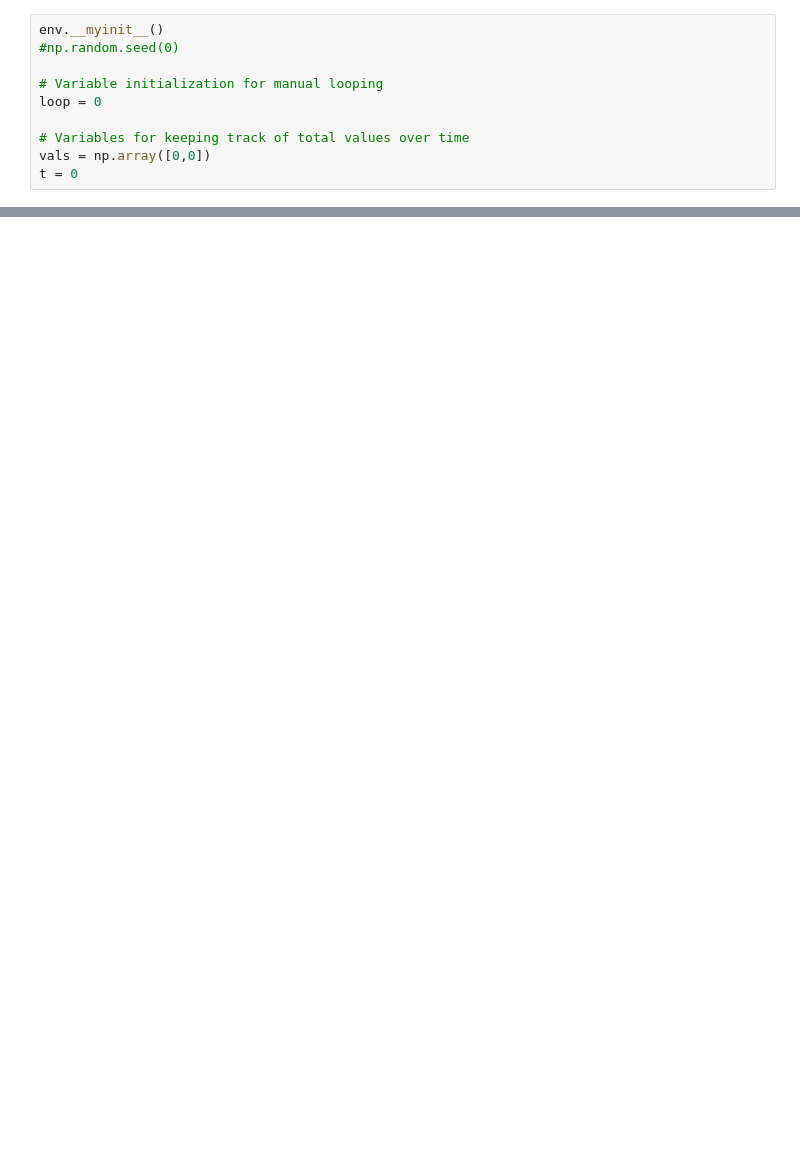
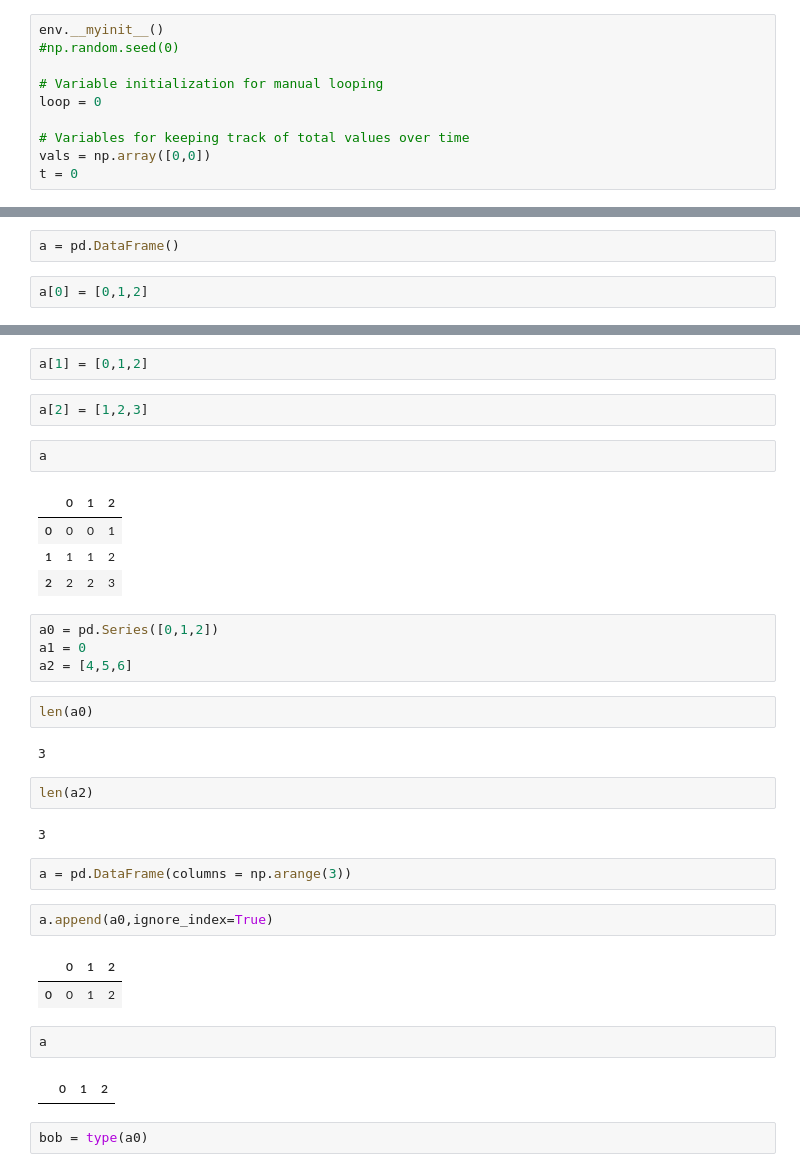
Before and after one commit to PUNCH-Cyber/MAP_bro, a Jupyter notebook: examples.ipynb, the cells around one changed output, grey strips where cells are left out. Drawn from its saved outputs; the diff is of its cells as text; blank space fills up the shorter version.

```diff
--- a/examples.ipynb
+++ b/examples.ipynb
@@ -80,0 +376,4 @@ env.render(out=1)
+# %%
+a = pd.DataFrame()
+# %%
+a[0] = [0,1,2]
@@ -80,0 +387,36 @@ env.render(out=1)
+# %%
+a[1] = [0,1,2]
+# %%
+a[2] = [1,2,3]
+# %%
+a
+# %% [output]
+|  | 0 | 1 | 2 |
+| 0 | 0 | 0 | 1 |
+| 1 | 1 | 1 | 2 |
+| 2 | 2 | 2 | 3 |
+# %%
+a0 = pd.Series([0,1,2])
+a1 = 0
+a2 = [4,5,6]
+# %%
+len(a0)
+# %% [output]
+3
+# %%
+len(a2)
+# %% [output]
+3
+# %%
+a = pd.DataFrame(columns = np.arange(3))
+# %%
+a.append(a0,ignore_index=True)
+# %% [output]
+|  | 0 | 1 | 2 |
+| 0 | 0 | 1 | 2 |
+# %%
+a
+# %% [output]
+|  | 0 | 1 | 2 |
+# %%
+bob = type(a0)
```
Also changed, not shown: parts of 77 cells of this notebook, 4 other files.
